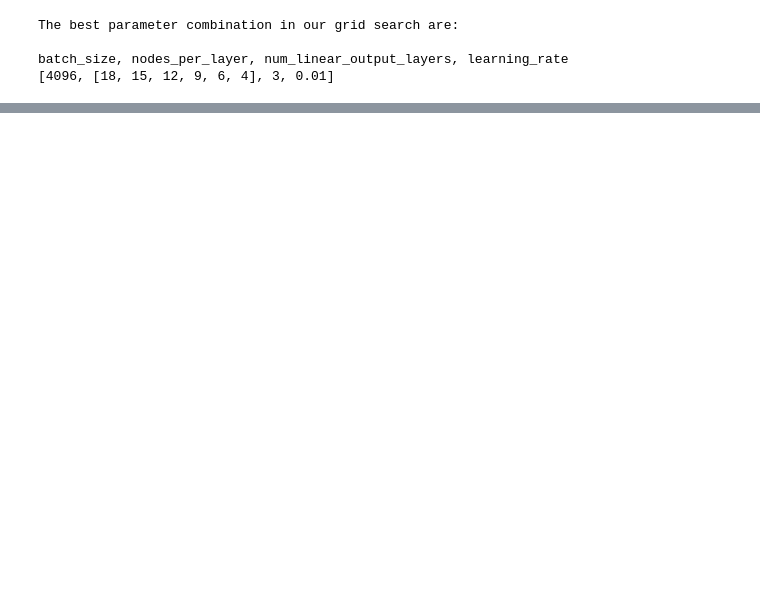
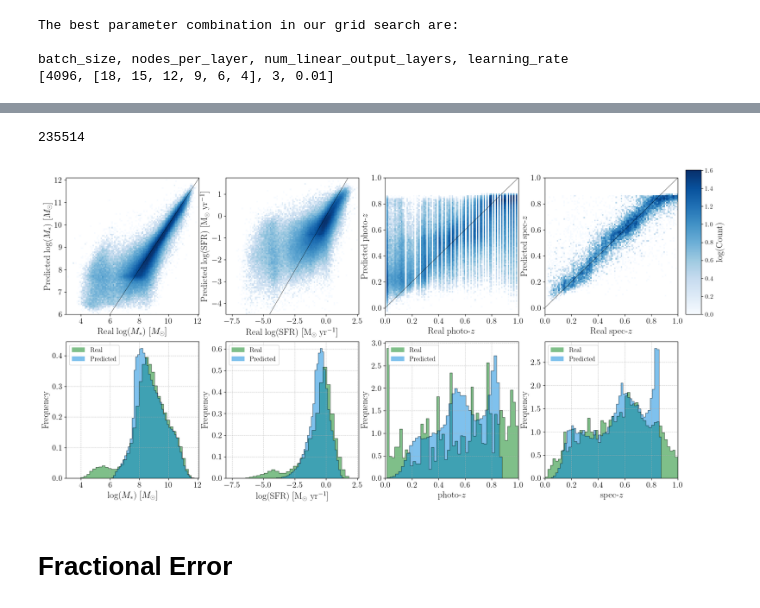
Before and after one commit to Adam-Boesky/astro_SPLASH, a Jupyter notebook: grid_search/results.ipynb, the cells around one changed output, grey strips where cells are left out. Drawn from its saved outputs; the diff is of its cells as text; code cells hidden in the pictures; blank space fills up the shorter version.

```diff
--- a/grid_search/results.ipynb
+++ b/grid_search/results.ipynb
@@ -34,0 +175,8 @@ plot_training_loss(best_loss['train'], best_loss['test'], filename='best_loss_v_
+# %%
+photo_train, photo_test, cat_train, cat_test, photo_err_train, photo_err_test, cat_err_train, cat_err_test = \
+    train_test_split(photo_norm, cat_norm, photo_err_norm, cat_err_norm, shuffle=True, test_size=0.2, random_state=22)
+
+# Predict attributes for the galaxies that have SNe
+model.eval()
+gal_props_pred: torch.Tensor = model(torch.from_numpy(photo_test))
+gal_props_pred_untrans = gal_props_pred.detach().numpy()
@@ -34,0 +206,54 @@ plot_training_loss(best_loss['train'], best_loss['test'], filename='best_loss_v_
+# %%
+photo_z_mask = cat_err_test[:, 2] > 0.01
+print(np.sum(photo_z_mask))
+all_mask = np.ones(len(cat_test)) == 1
+# %% [output]
+235514
+# %%
+# Real v pred heatmaps
+fig, axes = plt.subplots(2, 4, figsize=(20, 10))  # Adjust figsize as needed
+pred = gal_props_pred_untrans * cat_std + cat_mean
+real = cat_test * cat_std + cat_mean
+params = [r'$\log(M_*) \ [M_\odot]$', r'$\log(\rm{SFR}) \ [M_\odot \ \rm{yr}^{-1}]$', r'photo-$z$', r'spec-$z$']
+xlims = [(3, 12.1), (-8, 2.6), (0, 1), (0, 1)]
+ylims = [(6, 12.1), (-4.5, 1.75), (-0.05, 1), (-0.05, 1)]
+masks = [all_mask, all_mask, photo_z_mask, ~photo_z_mask]
+
+for i, (param, xlim, ylim, ax, mask) in enumerate(zip(params, xlims, ylims, axes[0], masks)):
+    if i == 3:
+        i -= 1
+    heatmap, xedges, yedges = np.histogram2d(real[:, i][mask], pred[:, i][mask], bins=(100, 100), range=[xlim, ylim])
+    extent = [xedges[0], xedges[-1], yedges[0], yedges[-1]]
+    im = ax.imshow(np.log10(heatmap).T, extent=extent, origin='lower', aspect='auto', cmap='Blues')
+    ax.axline((0, 0), slope=1, color='black', linewidth=0.5)
+    ax.set_xlim(xlim)
+    ax.set_ylim(ylim)
+    ax.set_xlabel(fr'Real {param}', fontsize=17)
+    ax.set_ylabel(fr'Predicted {param}', fontsize=17)
+    ax.tick_params(axis='both', which='major', labelsize=15)
+
+for i, (param, ax, lim, mask) in enumerate(zip(params, axes[1], xlims, masks)):
+    if i == 3:
+        i -= 1
+    ax.hist(real[:, i][mask], label='Real', alpha=0.5, density=True, bins=50, color='#008114')
+    ax.hist(real[:, i][mask], alpha=0.5, density=True, bins=50, color='k', histtype='step')
+    ax.hist(pred[:, i][mask], label='Predicted', alpha=0.5, density=True, bins=50, color='#0084DD')
+    ax.hist(pred[:, i][mask], alpha=0.5, density=True, bins=50, color='k', histtype='step')
+    ax.set_xlabel(param, fontsize=17)
+    ax.set_ylabel(r'Frequency', fontsize=17)
+    ax.legend(loc='upper left')
+    ax.tick_params(axis='both', which='major', labelsize=15)
+    ax.grid(True, which='both', linestyle='--', linewidth=0.7, alpha=0.7, zorder=-1)
+    ax.set_xlim(lim)
+
+# Add a colorbar
+cbar_ax = fig.add_axes([0.92, 0.53, 0.02, 0.37])  # Adjust the position and size as needed
+cbar = fig.colorbar(im, cax=cbar_ax, fraction=1.5)
+cbar.set_label(r'$\log(\rm{Count})$', fontsize=17)  # Adjust fontsize as needed
+plt.subplots_adjust(right=0.91)
+plt.savefig('/Users/adamboesky/Research/ay98/Weird_Galaxies/Figures/real_v_preds.png', bbox_inches='tight', dpi=600)
+plt.show()
+# %% [output]
+[figure, added]
+# %% [markdown]
+# Fractional Error
```
Also changed, not shown: parts of 21 cells of this notebook, 9 other files.
